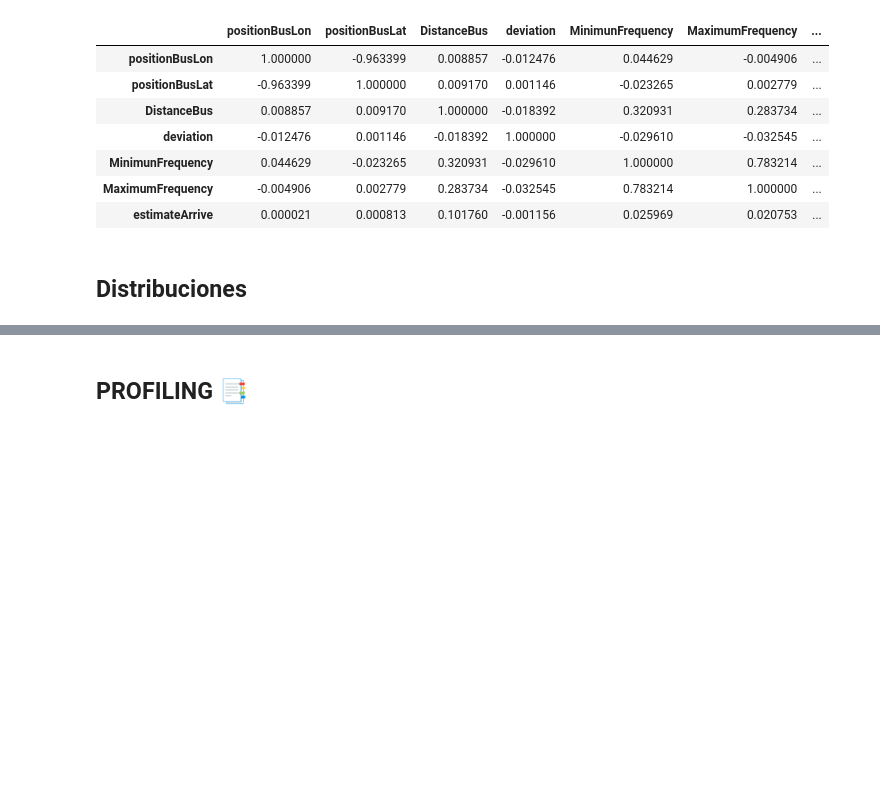
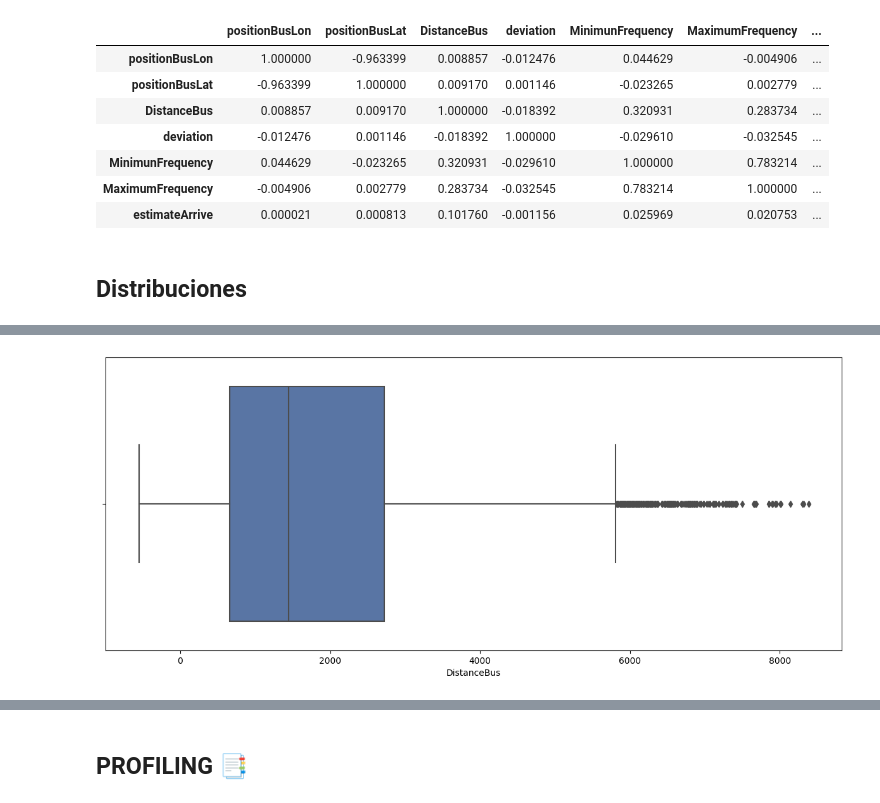
Before and after one commit to oeg-upm/inesdata-mov-data-generation, a Jupyter notebook: notebooks/emt_qa.ipynb, the cells around one changed output, grey strips where cells are left out. Drawn from its saved outputs; the diff is of its cells as text; code cells hidden in the pictures; blank space fills up the shorter version.

```diff
--- a/notebooks/emt_qa.ipynb
+++ b/notebooks/emt_qa.ipynb
@@ -254,0 +307,5 @@ var_name = 'DistanceBus'
+# %%
+plt.figure(figsize=(15,6))
+sns.boxplot(x=df.iloc[:10000][var_name]);
+# %% [output]
+[figure, added]
```
Also changed, not shown: parts of 12 cells of this notebook.
